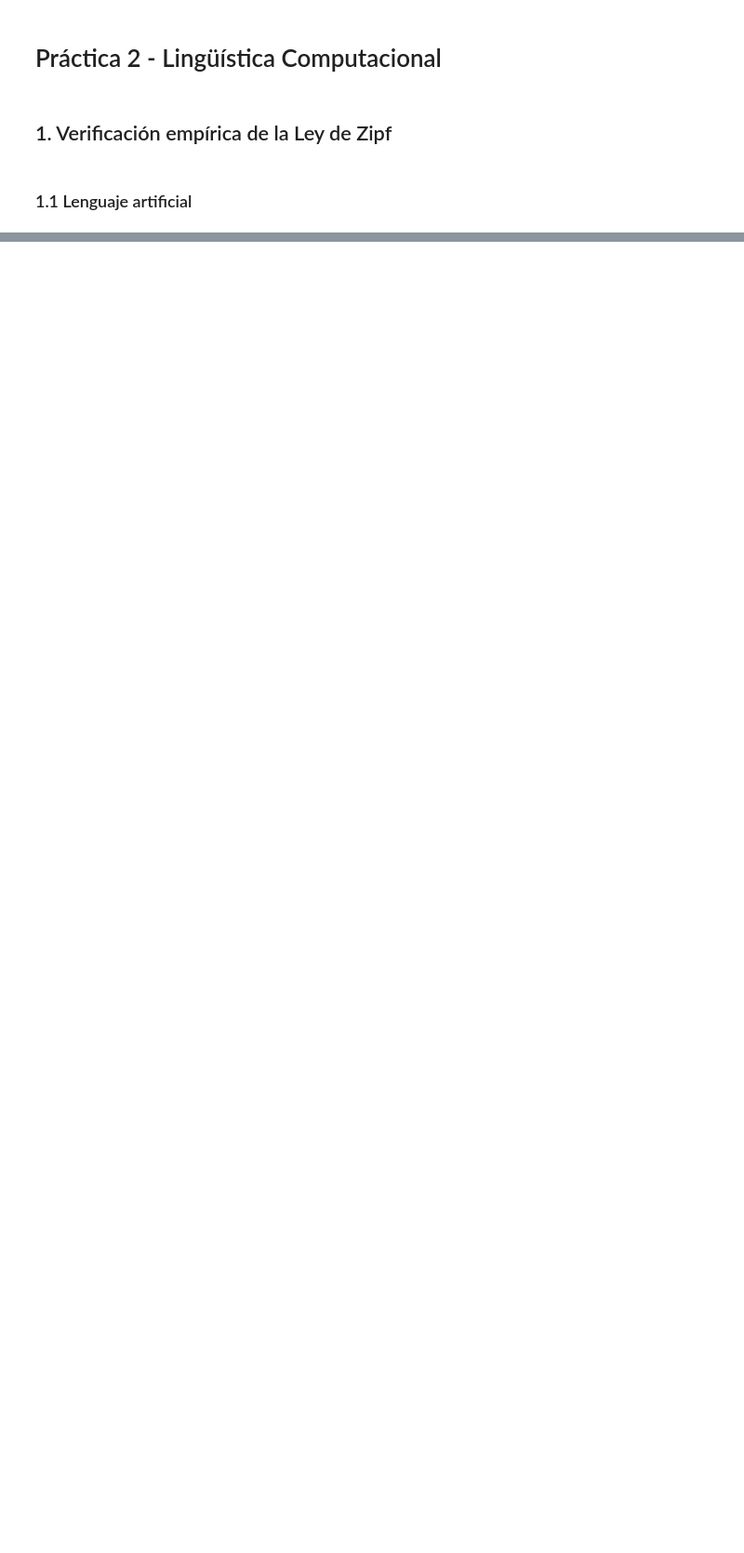
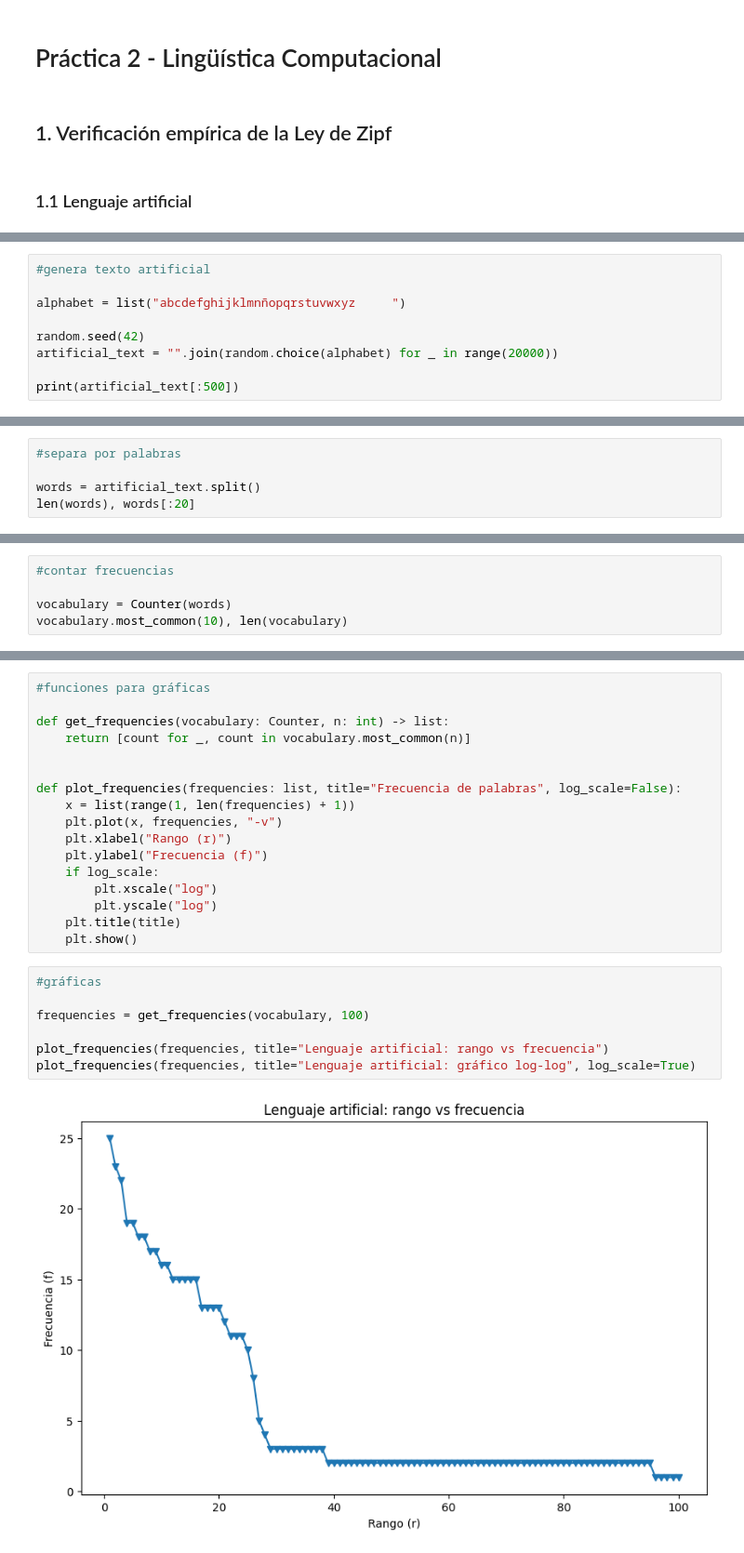
Before and after one commit to SubsetOfMars/cl-2026-2-lab, a Jupyter notebook: practicas/SubsetOfMars/P2/P2.ipynb, the cells around one changed output, grey strips where cells are left out. Shown at 93% size. Saved outputs shown, nothing was run; the diff lists cells and outputs as text; blank space fills up the shorter version.

```diff
--- a/practicas/SubsetOfMars/P2/P2.ipynb
+++ b/practicas/SubsetOfMars/P2/P2.ipynb
@@ -14,0 +13,9 @@ ModuleNotFoundError: No module named 'matplotlib'
+# %%
+#genera texto artificial
+
+alphabet = list("abcdefghijklmnñopqrstuvwxyz     ")
+
+random.seed(42)
+artificial_text = "".join(random.choice(alphabet) for _ in range(20000))
+
+print(artificial_text[:500])
@@ -14,0 +24,5 @@ ModuleNotFoundError: No module named 'matplotlib'
+# %%
+#separa por palabras
+
+words = artificial_text.split()
+len(words), words[:20]
@@ -14,0 +47,5 @@ ModuleNotFoundError: No module named 'matplotlib'
+# %%
+#contar frecuencias
+
+vocabulary = Counter(words)
+vocabulary.most_common(10), len(vocabulary)
@@ -14,0 +64,26 @@ ModuleNotFoundError: No module named 'matplotlib'
+# %%
+#funciones para gráficas
+
+def get_frequencies(vocabulary: Counter, n: int) -> list:
+    return [count for _, count in vocabulary.most_common(n)]
+
+
+def plot_frequencies(frequencies: list, title="Frecuencia de palabras", log_scale=False):
+    x = list(range(1, len(frequencies) + 1))
+    plt.plot(x, frequencies, "-v")
+    plt.xlabel("Rango (r)")
+    plt.ylabel("Frecuencia (f)")
+    if log_scale:
+        plt.xscale("log")
+        plt.yscale("log")
+    plt.title(title)
+    plt.show()
+# %%
+#gráficas
+
+frequencies = get_frequencies(vocabulary, 100)
+
+plot_frequencies(frequencies, title="Lenguaje artificial: rango vs frecuencia")
+plot_frequencies(frequencies, title="Lenguaje artificial: gráfico log-log", log_scale=True)
+# %% [output]
+[figure, added]
```
Also changed, not shown: parts of 23 cells of this notebook, 1 other file.
